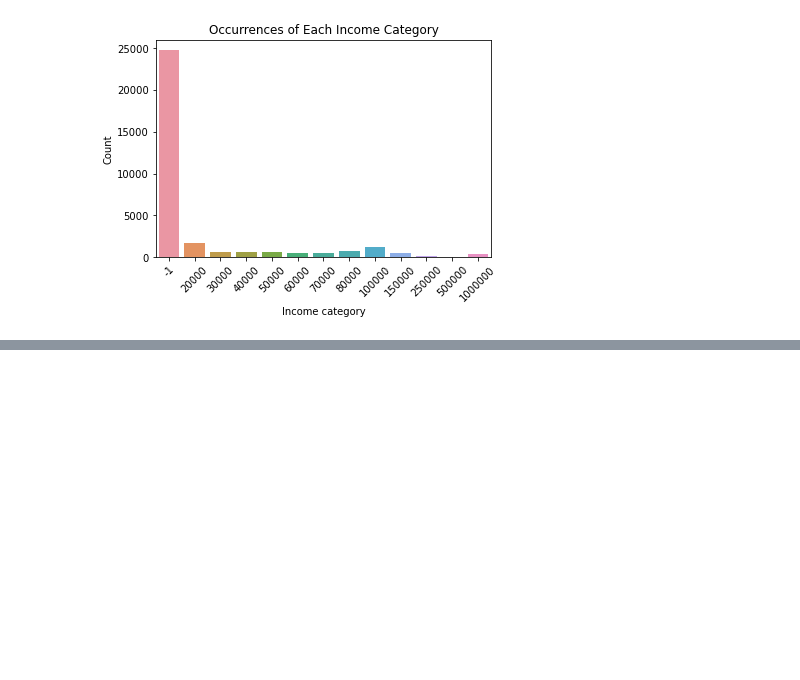
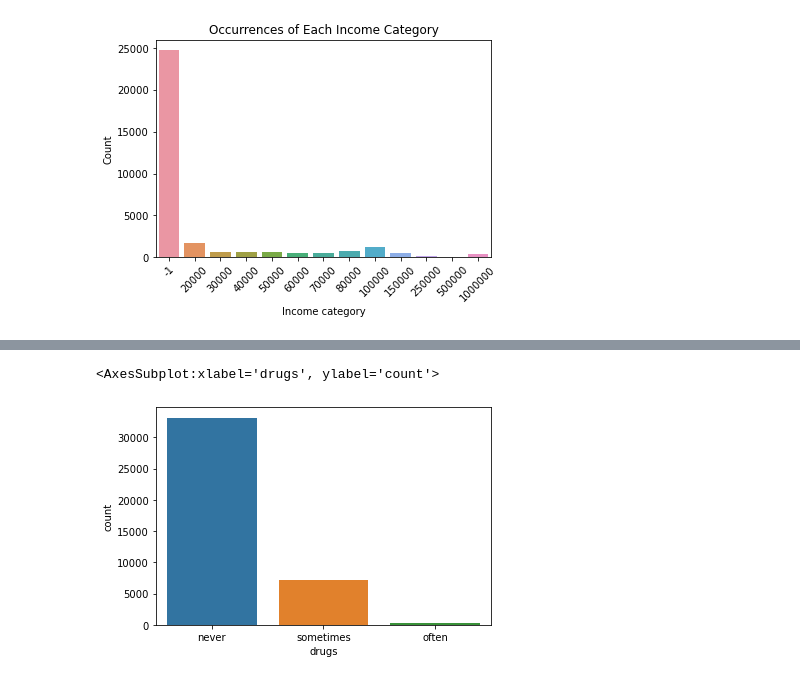
Before and after one commit to brianellis1997/DateAScientist, a Jupyter notebook: date-a-scientist.ipynb, the cells around one changed output, grey strips where cells are left out. Cells and saved outputs as stored; diff of their text form; code cells hidden in the pictures; blank space fills up the shorter version.

```diff
--- a/date-a-scientist.ipynb
+++ b/date-a-scientist.ipynb
@@ -576,0 +716,5 @@ plt.show()
+# %%
+sns.countplot('drugs', data = top_cities)
+# %% [output]
+<AxesSubplot:xlabel='drugs', ylabel='count'>
+[figure, added]
```
Also changed, not shown: parts of 15 cells of this notebook.
